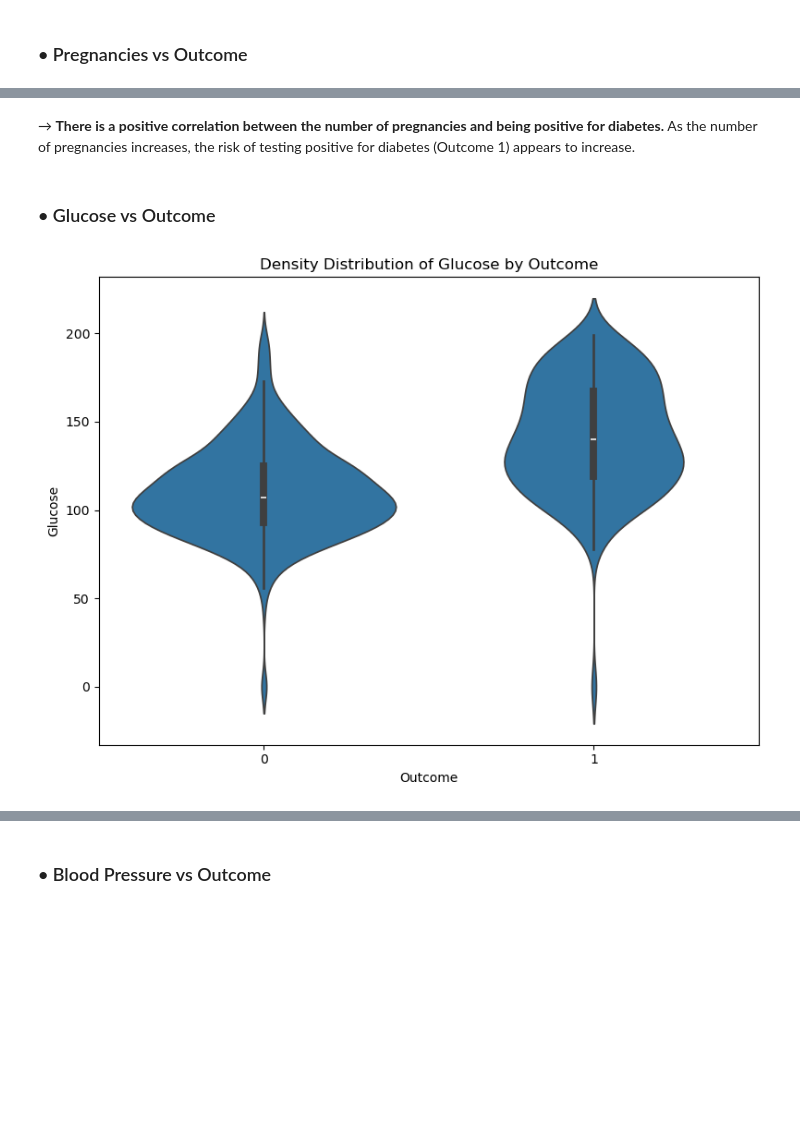
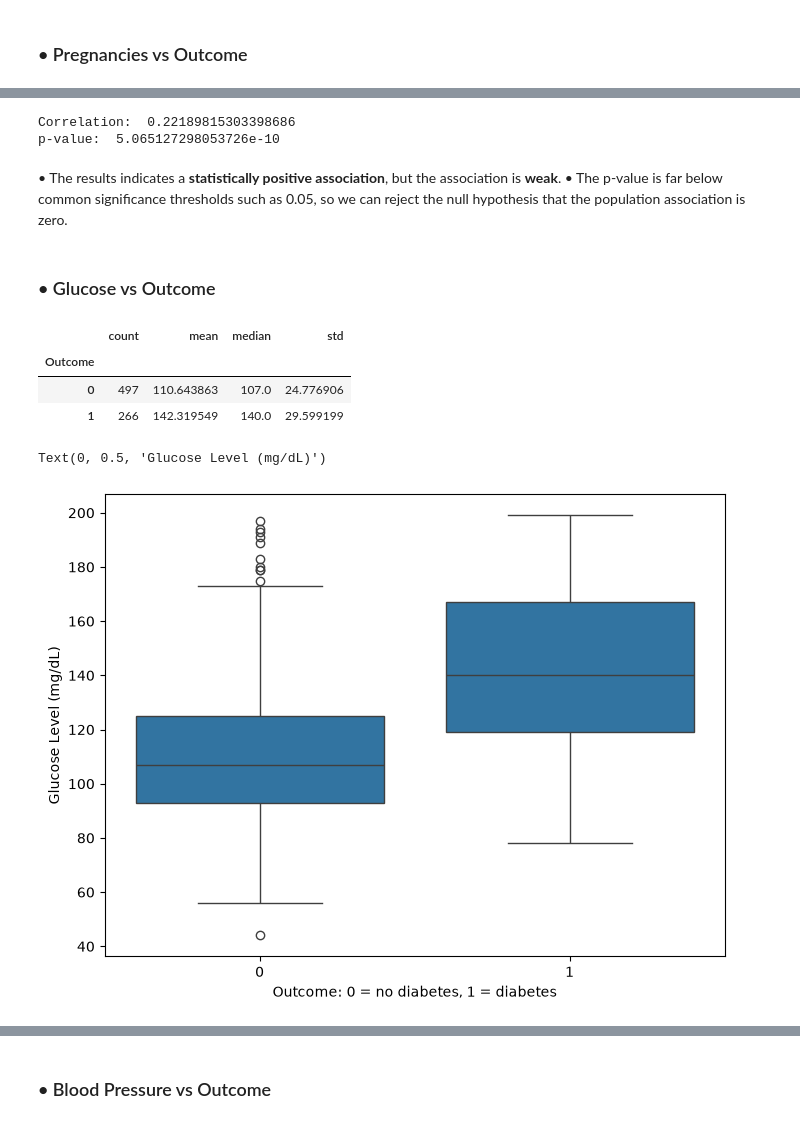
Before and after one commit to Tharmeem1999/Pima_Diabetes_Prediction, a Jupyter notebook: Pima_Diabetes.ipynb, the cells around one changed output, grey strips where cells are left out. Saved outputs shown, nothing was run; the diff lists cells and outputs as text; code cells hidden in the pictures; blank space fills up the shorter version.

```diff
--- a/Pima_Diabetes.ipynb
+++ b/Pima_Diabetes.ipynb
@@ -8,6 +8,6 @@ import seaborn as sns
 # %%
-df1 = pd.read_csv("diabetes.csv")
-df1.head()
+df = pd.read_csv("diabetes.csv")
+df.head()
 # %% [output]
 |  | Pregnancies | Glucose | BloodPressure | SkinThickness | Insulin | BMI | DiabetesPedigreeFunction | Age | ... |
 | 0 | 6 | 148 | 72 | 35 | 0 | 33.6 | 0.627 | 50 | ... |
@@ -44,0 +49,10 @@ df1.describe()
+# %%
+df_clean = df.copy()
+
+invalid_zero_columns = [
+    "Glucose", "BloodPressure", "SkinThickness", "Insulin", "BMI"
+]
+
+df_clean[invalid_zero_columns] = (
+    df_clean[invalid_zero_columns].replace(0, np.nan)
+)
@@ -92,14 +139,36 @@ plt.show()
-# %% [markdown]
-<p>→ <b>There is a positive correlation between the number of pregnancies and being positive for diabetes.</b> As the number of pregnancies increases, the risk of testing positive for diabetes (Outcome 1) appears to increase.</p>
+# %%
+from scipy.stats import pointbiserialr
+
+r, p_value = pointbiserialr(df_clean["Outcome"], df_clean["Pregnancies"])
+
+print("Correlation: ", r)
+print("p-value: ", p_value)
+# %% [output]
+Correlation:  0.22189815303398686
+p-value:  5.065127298053726e-10
+# %% [markdown]
+<p>
+    • The results indicates a <b>statistically positive association</b>, but the association is <b>weak</b>. </br>
+    • The p-value is far below common significance thresholds such as 0.05, so we can reject the null hypothesis that the population association is zero.
+</p>
 # %% [markdown]
 ### • Glucose vs Outcome
+# %%
+df_clean.groupby("Outcome")["Glucose"].agg(
+    ["count", "mean", "median", "std"]
+)
+# %% [output]
+|  | count | mean | median | std |
+| Outcome |  |  |  |  |
+| 0 | 497 | 110.643863 | 107.0 | 24.776906 |
+| 1 | 266 | 142.319549 | 140.0 | 29.599199 |
 # %%
 plt.figure(figsize=(8, 6))
 
-sns.violinplot(x="Outcome", y="Glucose", data=df1)
-plt.title("Density Distribution of Glucose by Outcome")
+sns.boxplot(x="Outcome", y="Glucose", data=df_clean)
 
-plt.tight_layout()
-plt.show()
+plt.xlabel("Outcome: 0 = no diabetes, 1 = diabetes")
+plt.ylabel("Glucose Level (mg/dL)")
 # %% [output]
+Text(0, 0.5, 'Glucose Level (mg/dL)')
-[figure, old version]
+[figure, new version]
```
Also changed, not shown: parts of 164 cells of this notebook, 2 other files.
